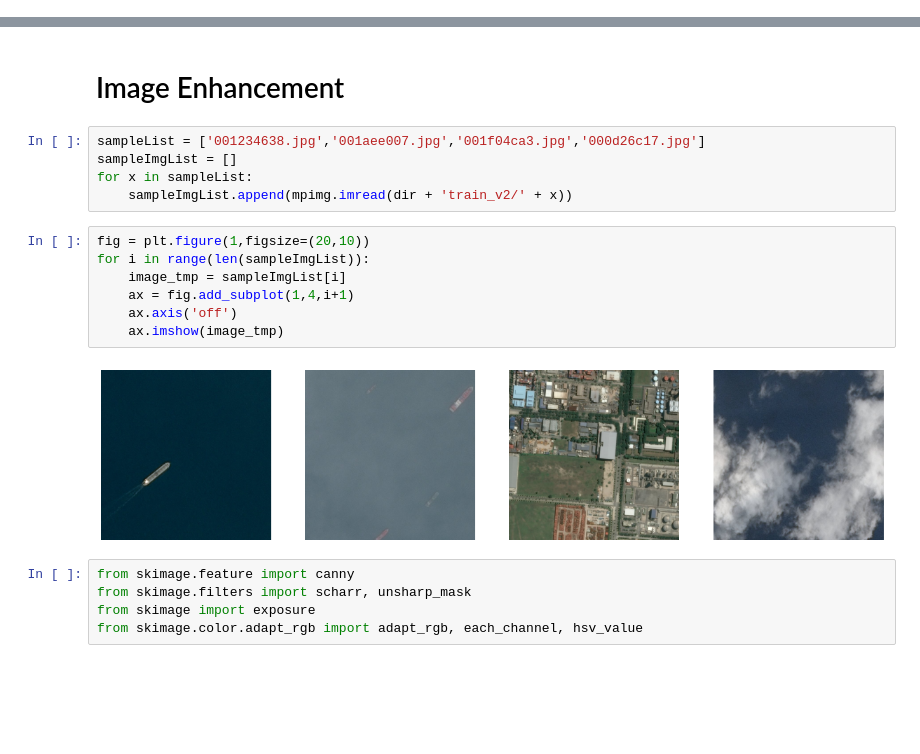
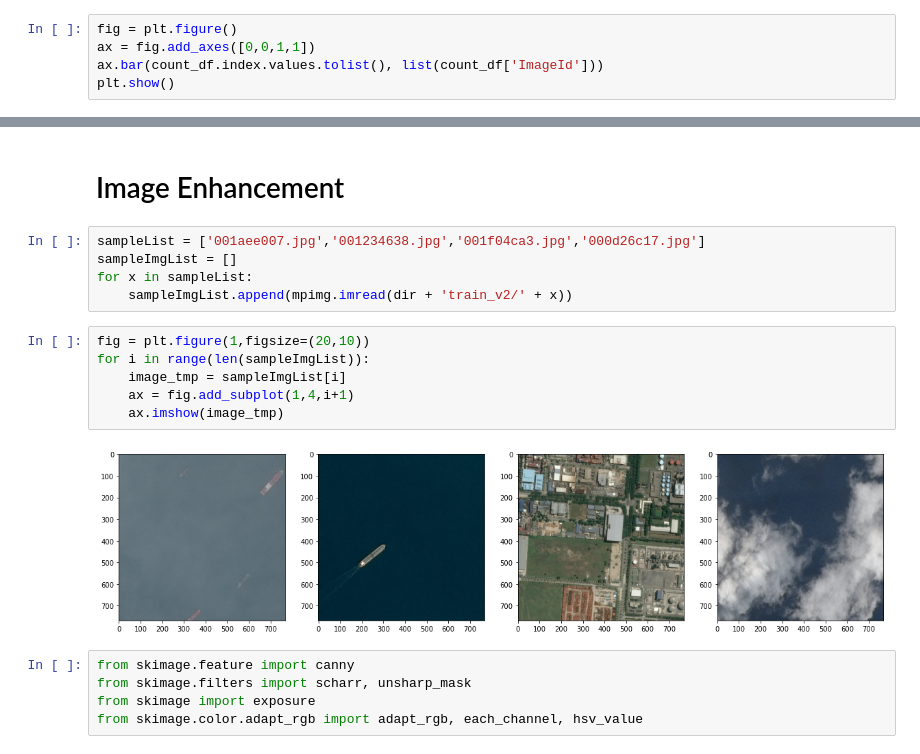
Before and after one commit to JKGu/AirbusShipDetectionChallenge, a Jupyter notebook: script.ipynb, the cells around one changed output, grey strips where cells are left out. Drawn from its saved outputs; the diff is of its cells as text; blank space fills up the shorter version.

```diff
--- a/script.ipynb
+++ b/script.ipynb
@@ -61,0 +85,5 @@ train_df
+# %%
+fig = plt.figure()
+ax = fig.add_axes([0,0,1,1])
+ax.bar(count_df.index.values.tolist(), list(count_df['ImageId']))
+plt.show()
@@ -62,19 +92,18 @@ train_df
 # %% [markdown]
 # Image Enhancement
 # %%
-sampleList = ['001234638.jpg','001aee007.jpg','001f04ca3.jpg','000d26c17.jpg']
+sampleList = ['001aee007.jpg','001234638.jpg','001f04ca3.jpg','000d26c17.jpg']
 sampleImgList = []
 for x in sampleList:
     sampleImgList.append(mpimg.imread(dir + 'train_v2/' + x))
 # %%
 fig = plt.figure(1,figsize=(20,10))
 for i in range(len(sampleImgList)):
     image_tmp = sampleImgList[i]
     ax = fig.add_subplot(1,4,i+1)
-    ax.axis('off')
     ax.imshow(image_tmp)
 # %% [output]
-[figure, old version]
+[figure, new version]
 # %%
 from skimage.feature import canny
 from skimage.filters import scharr, unsharp_mask
```
Also changed, not shown: parts of 10 cells of this notebook, 1 other file.
